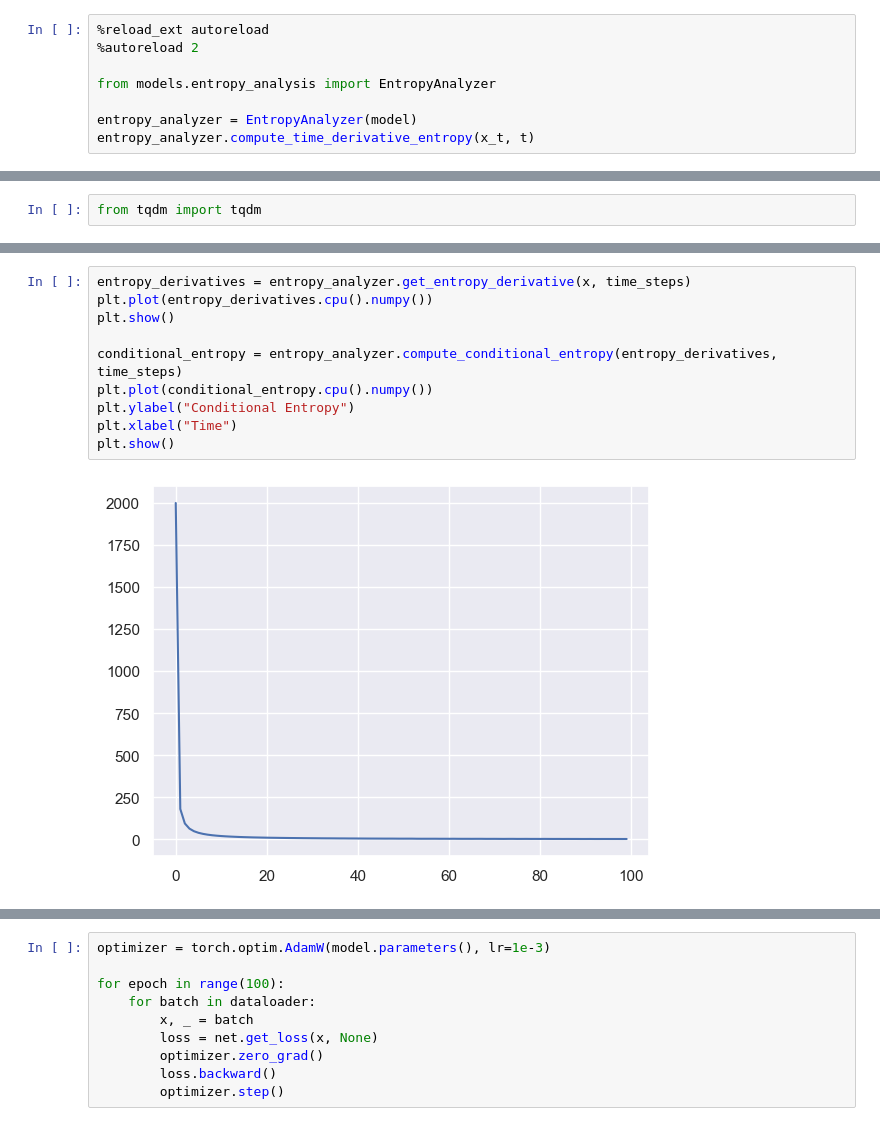
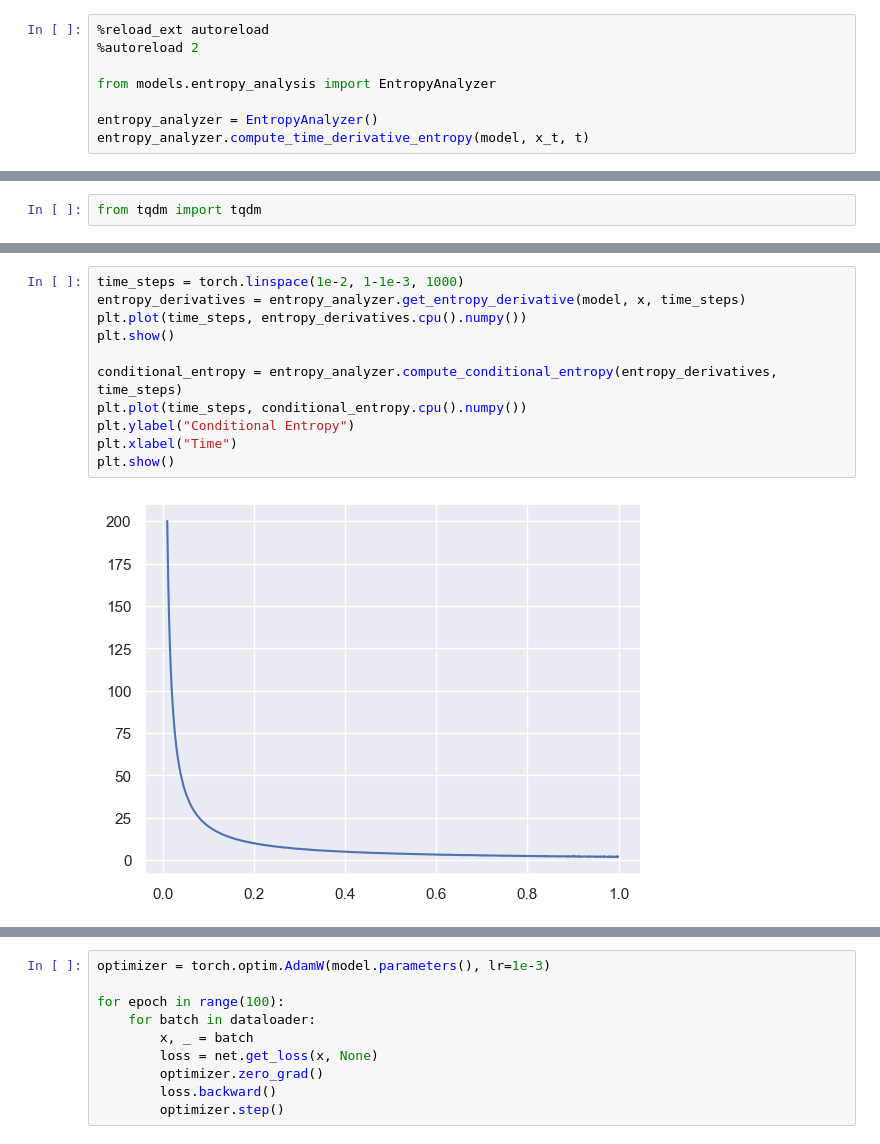
Before and after one commit to gabrielrayasony/cedm, a Jupyter notebook: toy_example.ipynb, the cells around one changed output, grey strips where cells are left out. Drawn from its saved outputs; the diff is of its cells as text.

```diff
--- a/toy_example.ipynb
+++ b/toy_example.ipynb
@@ -379,6 +475,6 @@ tensor(6.7310, device='cuda:0', grad_fn=<MeanBackward0>)
 
 from models.entropy_analysis import EntropyAnalyzer
 
-entropy_analyzer = EntropyAnalyzer(model)
-entropy_analyzer.compute_time_derivative_entropy(x_t, t)
+entropy_analyzer = EntropyAnalyzer()
+entropy_analyzer.compute_time_derivative_entropy(model, x_t, t)
 # %% [output]
@@ -413,12 +509,13 @@ plt.plot(entropy_derivatives.cpu().numpy())
 # %%
-entropy_derivatives = entropy_analyzer.get_entropy_derivative(x, time_steps)
-plt.plot(entropy_derivatives.cpu().numpy())
+time_steps = torch.linspace(1e-2, 1-1e-3, 1000)
+entropy_derivatives = entropy_analyzer.get_entropy_derivative(model, x, time_steps)
+plt.plot(time_steps, entropy_derivatives.cpu().numpy())
 plt.show()
 
 conditional_entropy = entropy_analyzer.compute_conditional_entropy(entropy_derivatives, time_steps)
-plt.plot(conditional_entropy.cpu().numpy())
+plt.plot(time_steps, conditional_entropy.cpu().numpy())
 plt.ylabel("Conditional Entropy")
 plt.xlabel("Time")
 plt.show()
 # %% [output]
-[figure, old version]
+[figure, new version]
```
Also changed, not shown: parts of 30 cells of this notebook, 10 other files.
